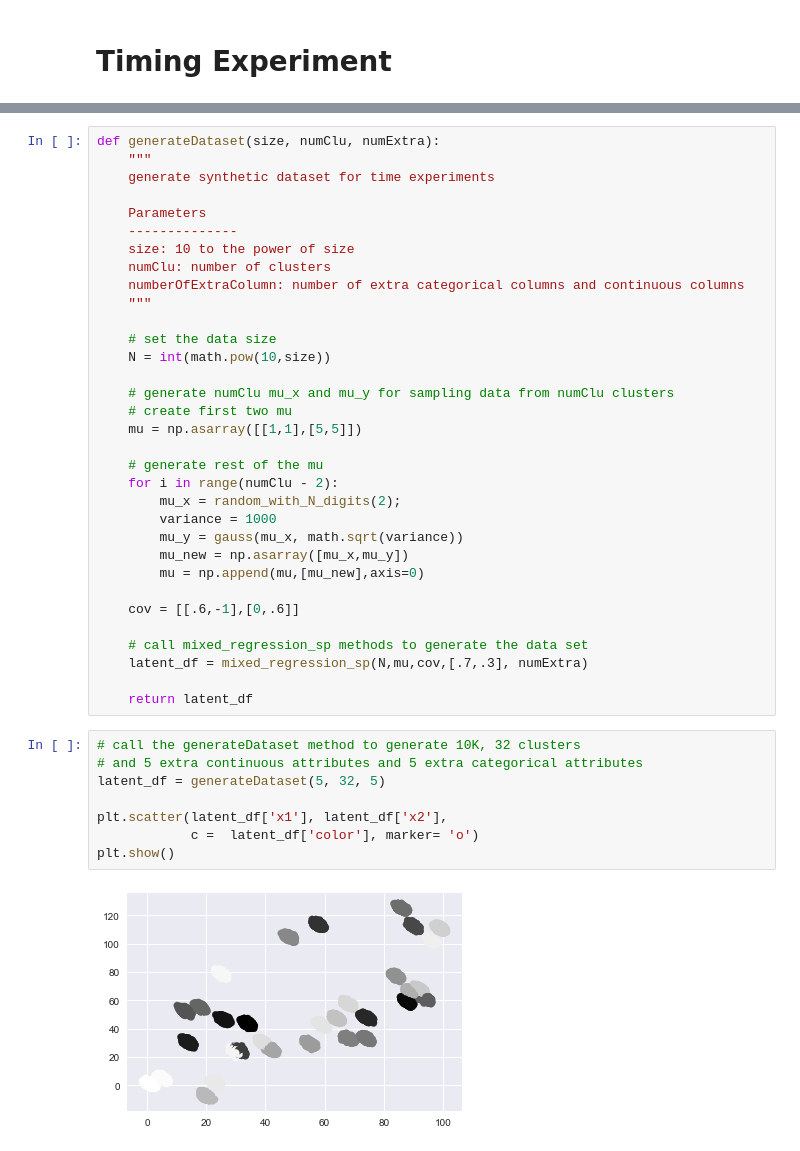
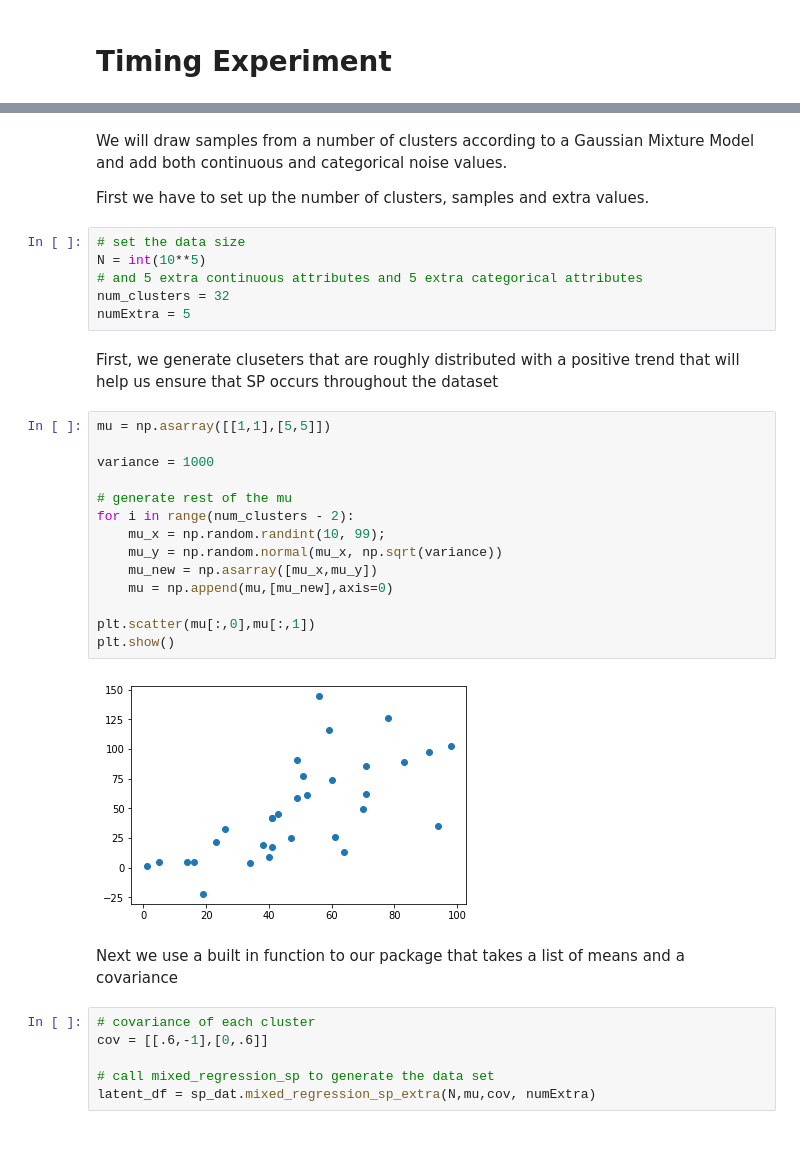
Before and after one commit to fairnessforensics/wiggum, a Jupyter notebook: docs/source/notebooks/exp_time.ipynb, the cells around one changed output, grey strips where cells are left out. Saved outputs shown, nothing was run; the diff lists cells and outputs as text.

```diff
--- a/docs/source/notebooks/exp_time.ipynb
+++ b/docs/source/notebooks/exp_time.ipynb
@@ -56,43 +13,36 @@ def random_with_N_digits(n):
-# %%
-def generateDataset(size, numClu, numExtra):
-    """
-    generate synthetic dataset for time experiments
-
-    Parameters
-    --------------
-    size: 10 to the power of size
-    numClu: number of clusters
-    numberOfExtraColumn: number of extra categorical columns and continuous columns
-    """
-
-    # set the data size
-    N = int(math.pow(10,size))
-
-    # generate numClu mu_x and mu_y for sampling data from numClu clusters
-    # create first two mu
-    mu = np.asarray([[1,1],[5,5]])
-
-    # generate rest of the mu
-    for i in range(numClu - 2):
-        mu_x = random_with_N_digits(2);
-        variance = 1000
-        mu_y = gauss(mu_x, math.sqrt(variance))
-        mu_new = np.asarray([mu_x,mu_y])
-        mu = np.append(mu,[mu_new],axis=0)
-
-    cov = [[.6,-1],[0,.6]]
-
-    # call mixed_regression_sp methods to generate the data set
-    latent_df = mixed_regression_sp(N,mu,cov,[.7,.3], numExtra)
-
-    return latent_df
-# %%
-# call the generateDataset method to generate 10K, 32 clusters
-# and 5 extra continuous attributes and 5 extra categorical attributes
-latent_df = generateDataset(5, 32, 5)
-
-plt.scatter(latent_df['x1'], latent_df['x2'],
-            c =  latent_df['color'], marker= 'o')
-plt.show()
-# %% [output]
-[figure, removed]
+# %% [markdown]
+We will draw samples from a number of clusters according to a Gaussian Mixture Model and add both continuous and categorical noise values.
+
+First we have to set up the number of clusters, samples and extra values.
+# %%
+# set the data size
+N = int(10**5)
+# and 5 extra continuous attributes and 5 extra categorical attributes
+num_clusters = 32
+numExtra = 5
+# %% [markdown]
+First, we generate cluseters that are roughly distributed with a positive trend that will help us ensure that SP occurs throughout the dataset
+# %%
+mu = np.asarray([[1,1],[5,5]])
+
+variance = 1000
+
+# generate rest of the mu
+for i in range(num_clusters - 2):
+    mu_x = np.random.randint(10, 99);
+    mu_y = np.random.normal(mu_x, np.sqrt(variance))
+    mu_new = np.asarray([mu_x,mu_y])
+    mu = np.append(mu,[mu_new],axis=0)
+
+plt.scatter(mu[:,0],mu[:,1])
+plt.show()
+# %% [output]
+[figure, added]
+# %% [markdown]
+Next we use a built in function to our package that takes a list of means and a covariance
+# %%
+# covariance of each cluster
+cov = [[.6,-1],[0,.6]]
+
+# call mixed_regression_sp to generate the data set
+latent_df = sp_dat.mixed_regression_sp_extra(N,mu,cov, numExtra)
```
Also changed, not shown: parts of 21 cells of this notebook, 6 other files.
